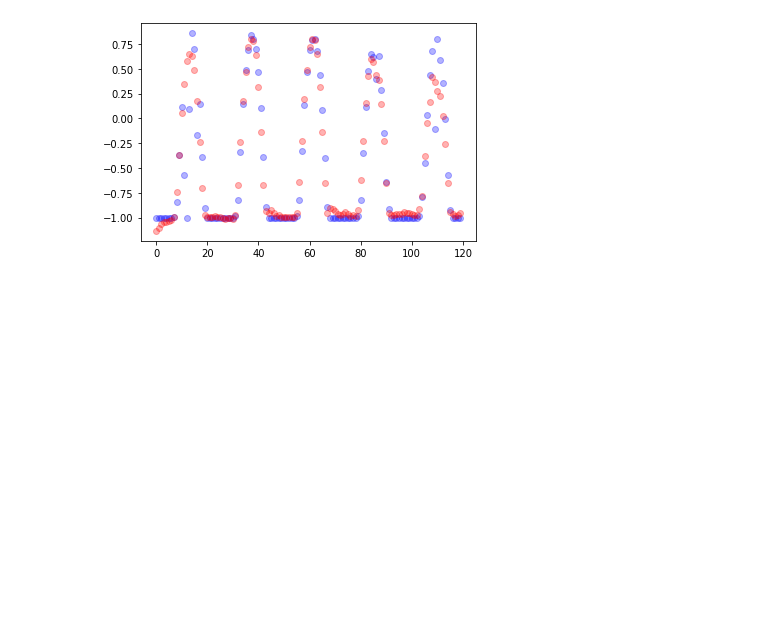
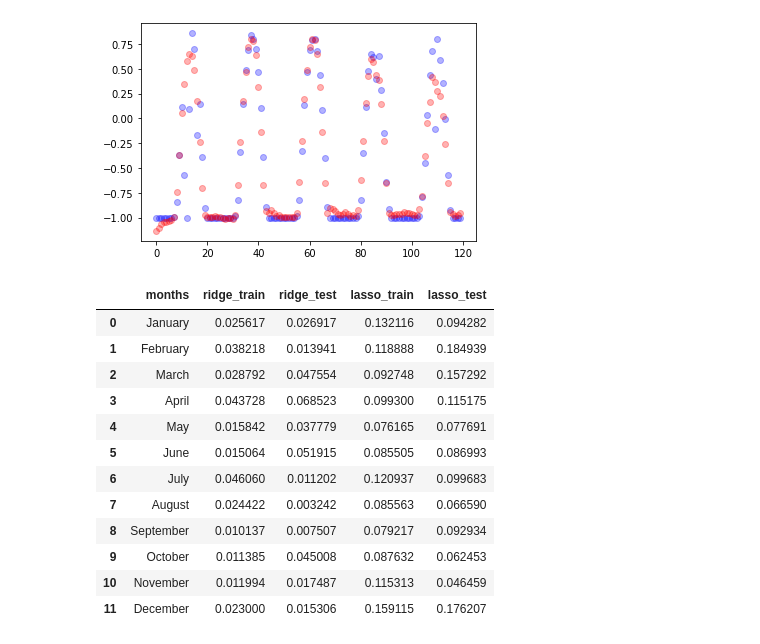
Before and after one commit to xalil8/solar_time_series_forecast, a Jupyter notebook: visulization.ipynb, the cells around one changed output. Drawn from its saved outputs; the diff is of its cells as text; code cells hidden in the pictures; blank space fills up the shorter version.

Commit message:
visulized all data

```diff
--- a/visulization.ipynb
+++ b/visulization.ipynb
@@ -212,3 +210,19 @@ fig.add_trace(go.Bar(x=data["months"], y=data["lasso_test"], name='Lasso Model T
 # Here we modify the tickangle of the xaxis, resulting in rotated labels.
 fig.update_layout(barmode='group', xaxis_tickangle=-45)
 fig.show()
+# %%
+data
+# %% [output]
+|  | months | ridge_train | ridge_test | lasso_train | lasso_test |
+| 0 | January | 0.025617 | 0.026917 | 0.132116 | 0.094282 |
+| 1 | February | 0.038218 | 0.013941 | 0.118888 | 0.184939 |
+| 2 | March | 0.028792 | 0.047554 | 0.092748 | 0.157292 |
+| 3 | April | 0.043728 | 0.068523 | 0.099300 | 0.115175 |
+| 4 | May | 0.015842 | 0.037779 | 0.076165 | 0.077691 |
+| 5 | June | 0.015064 | 0.051915 | 0.085505 | 0.086993 |
+| 6 | July | 0.046060 | 0.011202 | 0.120937 | 0.099683 |
+| 7 | August | 0.024422 | 0.003242 | 0.085563 | 0.066590 |
+| 8 | September | 0.010137 | 0.007507 | 0.079217 | 0.092934 |
+| 9 | October | 0.011385 | 0.045008 | 0.087632 | 0.062453 |
+| 10 | November | 0.011994 | 0.017487 | 0.115313 | 0.046459 |
+| 11 | December | 0.023000 | 0.015306 | 0.159115 | 0.176207 |
```
Also changed, not shown: parts of 1 cell of this notebook.
